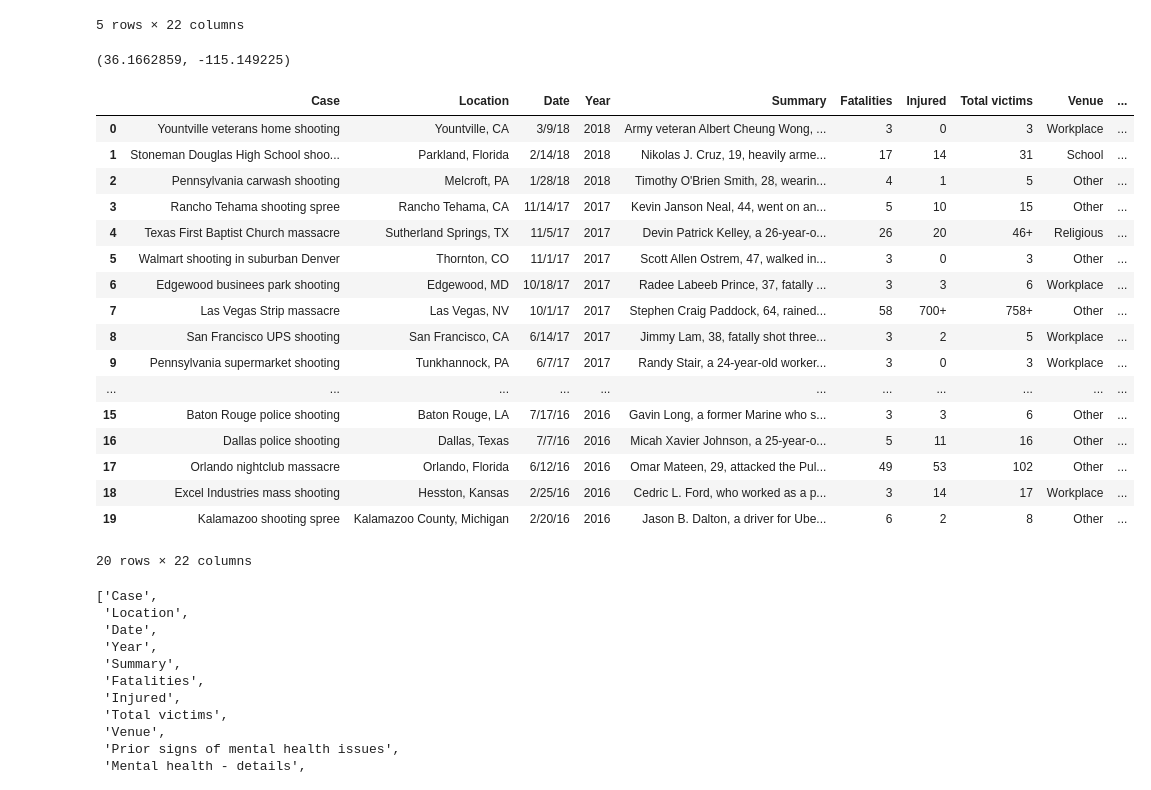
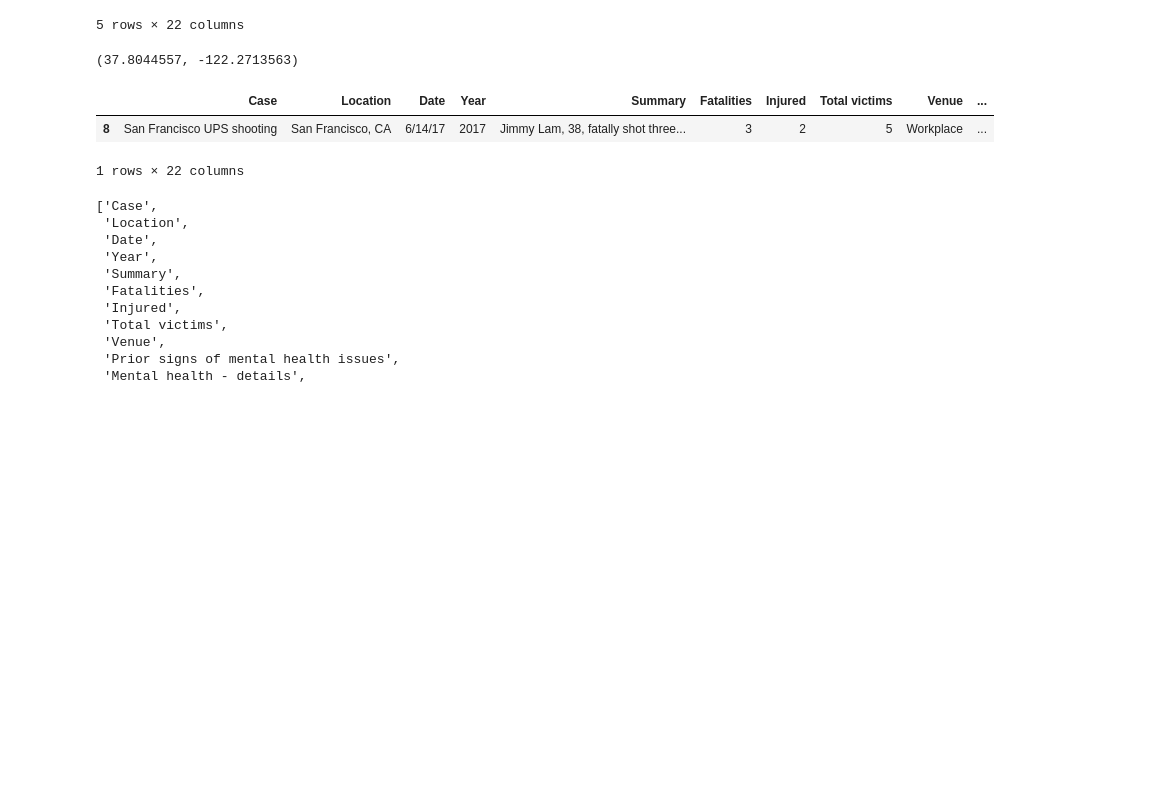
Before and after one commit to shahrisha1/project2_usmassshootings, a Jupyter notebook: code/database.ipynb, the cells around one changed output. Cells and saved outputs as stored; diff of their text form; code cells hidden in the pictures; blank space fills up the shorter version.

```diff
--- a/code/database.ipynb
+++ b/code/database.ipynb
@@ -20,7 +20,7 @@ shootings_df.head()
 5 rows × 22 columns
 # %%
 #testing for Geopy to retrieve (latitude , longitude) based on the "Location" field of the dataframe
-test_address = "Las Vegas, NV"
+test_address = "Oakland, California"
 geolocator = Nominatim()
 try:
     location = geolocator.geocode(test_address)
@@ -28,7 +28,7 @@ try:
 except GeocoderTimedOut as e:
     print("Error: geocode failed on input %s with message %s"%(test_address, e.message))
 # %% [output]
-(36.1662859, -115.149225)
+(37.8044557, -122.2713563)
 # %%
 # Loop through the dataframe to check if the latitude is missing.
 # If the Latitue is a "NaN" then update the (Lat, Lon) data from Geopy
@@ -41,27 +41,17 @@ for index, row in shootings_df.iterrows():
             print("Error: geocode failed on input %s with message %s"%(row['Location'], e.message))
 # %%
 # adding redults to another dataframe so that there is no confusion when referencing for Database creation
+# Geopy San Francisco Coordinates are incorrect, so we'll update it manually
+shootings_df.loc[83, 'longitude']= -122.41941550000001
+shootings_df.loc[83, 'latitude']= 37.7749295
+shootings_df.loc[8, 'longitude']= -122.41941550000001
+shootings_df.loc[8, 'latitude']= 37.7749295
 complete_shootings_df = shootings_df
-complete_shootings_df.head(20)
+complete_shootings_df[complete_shootings_df['Location'] == 'San Francisco, CA']
 # %% [output]
 |  | Case | Location | Date | Year | Summary | Fatalities | Injured | Total victims | Venue | ... |
-| 0 | Yountville veterans home shooting | Yountville, CA | 3/9/18 | 2018 | Army veteran Albert Cheung Wong, ... | 3 | 0 | 3 | Workplace | ... |
-| 1 | Stoneman Douglas High School shoo... | Parkland, Florida | 2/14/18 | 2018 | Nikolas J. Cruz, 19, heavily arme... | 17 | 14 | 31 | School | ... |
-| 2 | Pennsylvania carwash shooting | Melcroft, PA | 1/28/18 | 2018 | Timothy O'Brien Smith, 28, wearin... | 4 | 1 | 5 | Other | ... |
-| 3 | Rancho Tehama shooting spree | Rancho Tehama, CA | 11/14/17 | 2017 | Kevin Janson Neal, 44, went on an... | 5 | 10 | 15 | Other | ... |
-| 4 | Texas First Baptist Church massacre | Sutherland Springs, TX | 11/5/17 | 2017 | Devin Patrick Kelley, a 26-year-o... | 26 | 20 | 46+ | Religious | ... |
-| 5 | Walmart shooting in suburban Denver | Thornton, CO | 11/1/17 | 2017 | Scott Allen Ostrem, 47, walked in... | 3 | 0 | 3 | Other | ... |
-| 6 | Edgewood businees park shooting | Edgewood, MD | 10/18/17 | 2017 | Radee Labeeb Prince, 37, fatally ... | 3 | 3 | 6 | Workplace | ... |
-| 7 | Las Vegas Strip massacre | Las Vegas, NV | 10/1/17 | 2017 | Stephen Craig Paddock, 64, rained... | 58 | 700+ | 758+ | Other | ... |
 | 8 | San Francisco UPS shooting | San Francisco, CA | 6/14/17 | 2017 | Jimmy Lam, 38, fatally shot three... | 3 | 2 | 5 | Workplace | ... |
-| 9 | Pennsylvania supermarket shooting | Tunkhannock, PA | 6/7/17 | 2017 | Randy Stair, a 24-year-old worker... | 3 | 0 | 3 | Workplace | ... |
-| ... | ... | ... | ... | ... | ... | ... | ... | ... | ... | ... |
-| 15 | Baton Rouge police shooting | Baton Rouge, LA | 7/17/16 | 2016 | Gavin Long, a former Marine who s... | 3 | 3 | 6 | Other | ... |
-| 16 | Dallas police shooting | Dallas, Texas | 7/7/16 | 2016 | Micah Xavier Johnson, a 25-year-o... | 5 | 11 | 16 | Other | ... |
-| 17 | Orlando nightclub massacre | Orlando, Florida | 6/12/16 | 2016 | Omar Mateen, 29, attacked the Pul... | 49 | 53 | 102 | Other | ... |
-| 18 | Excel Industries mass shooting | Hesston, Kansas | 2/25/16 | 2016 | Cedric L. Ford, who worked as a p... | 3 | 14 | 17 | Workplace | ... |
-| 19 | Kalamazoo shooting spree | Kalamazoo County, Michigan | 2/20/16 | 2016 | Jason B. Dalton, a driver for Ube... | 6 | 2 | 8 | Other | ... |
-20 rows × 22 columns
+1 rows × 22 columns
 # %%
 # list of all column headers
 list(complete_shootings_df)
```
Also changed, not shown: parts of 18 cells of this notebook, 4 other files.
